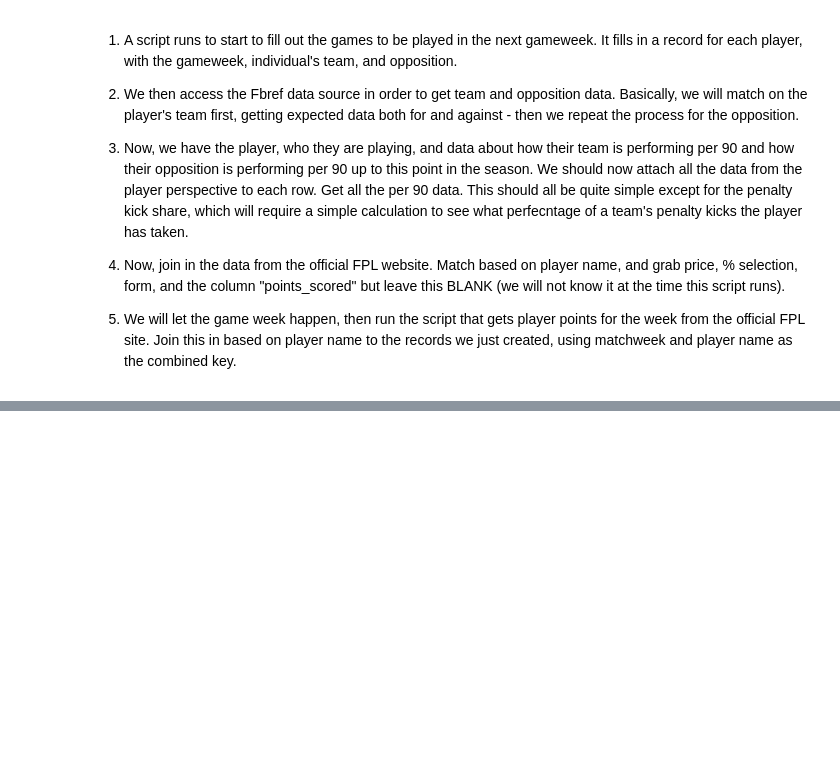
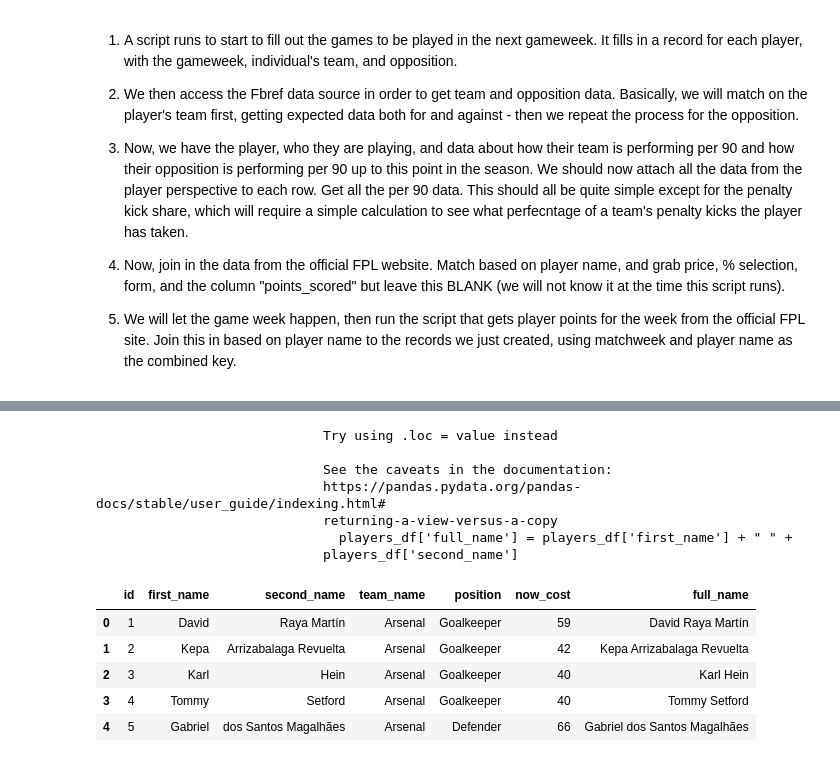
Before and after one commit to reedwrogers/fpl-oracle, a Jupyter notebook: main.ipynb, the cells around one changed output, grey strips where cells are left out. Saved outputs shown, nothing was run; the diff lists cells and outputs as text; code cells hidden in the pictures; blank space fills up the shorter version.

```diff
--- a/main.ipynb
+++ b/main.ipynb
@@ -245,0 +297,18 @@ df = df[['player','Playing Time_Min%','Per 90 Minutes_xG','Per 90 Minutes_xAG','
+# %%
+df_a = get_players()
+df_a = df_a.sort_vales(by='full_name')
+df_a.head()
+# %% [output]
+                             Try using .loc = value instead
+
+                             See the caveats in the documentation:
+                             https://pandas.pydata.org/pandas-docs/stable/user_guide/indexing.html#
+                             returning-a-view-versus-a-copy
+                               players_df['full_name'] = players_df['first_name'] + " " +
+                             players_df['second_name']
+|  | id | first_name | second_name | team_name | position | now_cost | full_name |
+| 0 | 1 | David | Raya Martín | Arsenal | Goalkeeper | 59 | David Raya Martín |
+| 1 | 2 | Kepa | Arrizabalaga Revuelta | Arsenal | Goalkeeper | 42 | Kepa Arrizabalaga Revuelta |
+| 2 | 3 | Karl | Hein | Arsenal | Goalkeeper | 40 | Karl Hein |
+| 3 | 4 | Tommy | Setford | Arsenal | Goalkeeper | 40 | Tommy Setford |
+| 4 | 5 | Gabriel | dos Santos Magalhães | Arsenal | Defender | 66 | Gabriel dos Santos Magalhães |
```
Also changed, not shown: parts of 7 cells of this notebook.
